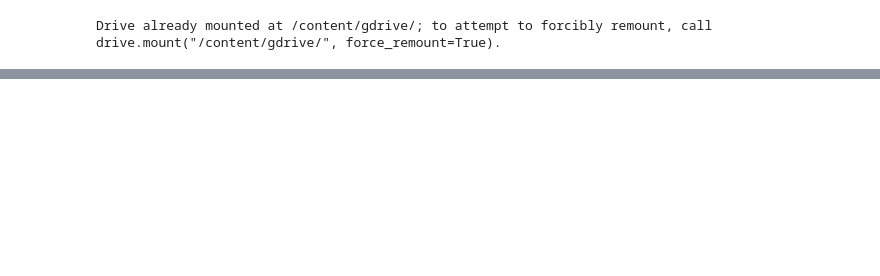
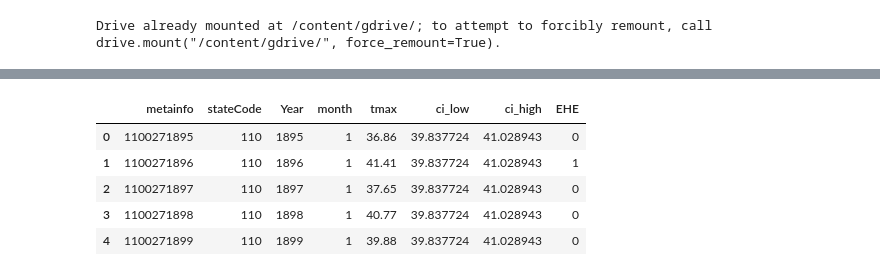
Before and after one commit to aranpandey/CornyWebbedRegisters, a Jupyter notebook: Temp+Mortality.ipynb, the cells around one changed output, grey strips where cells are left out. Cells and saved outputs as stored; diff of their text form; code cells hidden in the pictures; blank space fills up the shorter version.

```diff
--- a/Temp+Mortality.ipynb
+++ b/Temp+Mortality.ipynb
@@ -16,6 +16,17 @@ pd.set_option('display.max_columns', None)
 pd.set_option('display.max_rows', None)
 # %% [output]
 Drive already mounted at /content/gdrive/; to attempt to forcibly remount, call drive.mount("/content/gdrive/", force_remount=True).
+# %%
+import pandas as pd
+def readfileName(fileName, stateCode):
+  colspecs = [(0, 10), (11, 17), (18, 24), (25, 31), (32, 38), (39, 45), (46,52), (53,59), (60,66), (67,73), (74,80), (81,87), (88,94)]
+  colnames = ['metainfo', '01', '02', '03','04','05','06','07','08','09','10','11','12']
+  df = pd.read_fwf(fileName, colspecs=colspecs, names=colnames, converters = {'metainfo':lambda x : str(x)})
+  df['stateCode'] = df['metainfo'].str[:3]
+  df['Year'] = df['metainfo'].str[6:10]
+  df = df[(df['stateCode'] == '110')]
+
+  return df
 # %%
 #TBD Reassess this method to see if we only take upper bound for TMX and lower bound fro TMIN. Yes choosing to do this now
 def classifyIfInRange(row):
@@ -159,0 +81,5 @@ df_w.head
+# %%
+base_data = df[(df['Year'] <= 1999)]
+base_data.tail()
+
+df.head()
@@ -159,0 +93,13 @@ df_w.head
+# %%
+
+populate_monthly_confidence(base_data,df)
+
+df["EHE"] = df.apply(lambda row: classifyIfInRange(row), axis=1)
+df.head()
+# %% [output]
+|  | metainfo | stateCode | Year | month | tmax | ci_low | ci_high | EHE |
+| 0 | 1100271895 | 110 | 1895 | 1 | 36.86 | 39.837724 | 41.028943 | 0 |
+| 1 | 1100271896 | 110 | 1896 | 1 | 41.41 | 39.837724 | 41.028943 | 1 |
+| 2 | 1100271897 | 110 | 1897 | 1 | 37.65 | 39.837724 | 41.028943 | 0 |
+| 3 | 1100271898 | 110 | 1898 | 1 | 40.77 | 39.837724 | 41.028943 | 0 |
+| 4 | 1100271899 | 110 | 1899 | 1 | 39.88 | 39.837724 | 41.028943 | 0 |
```
Also changed, not shown: parts of 17 cells of this notebook.
